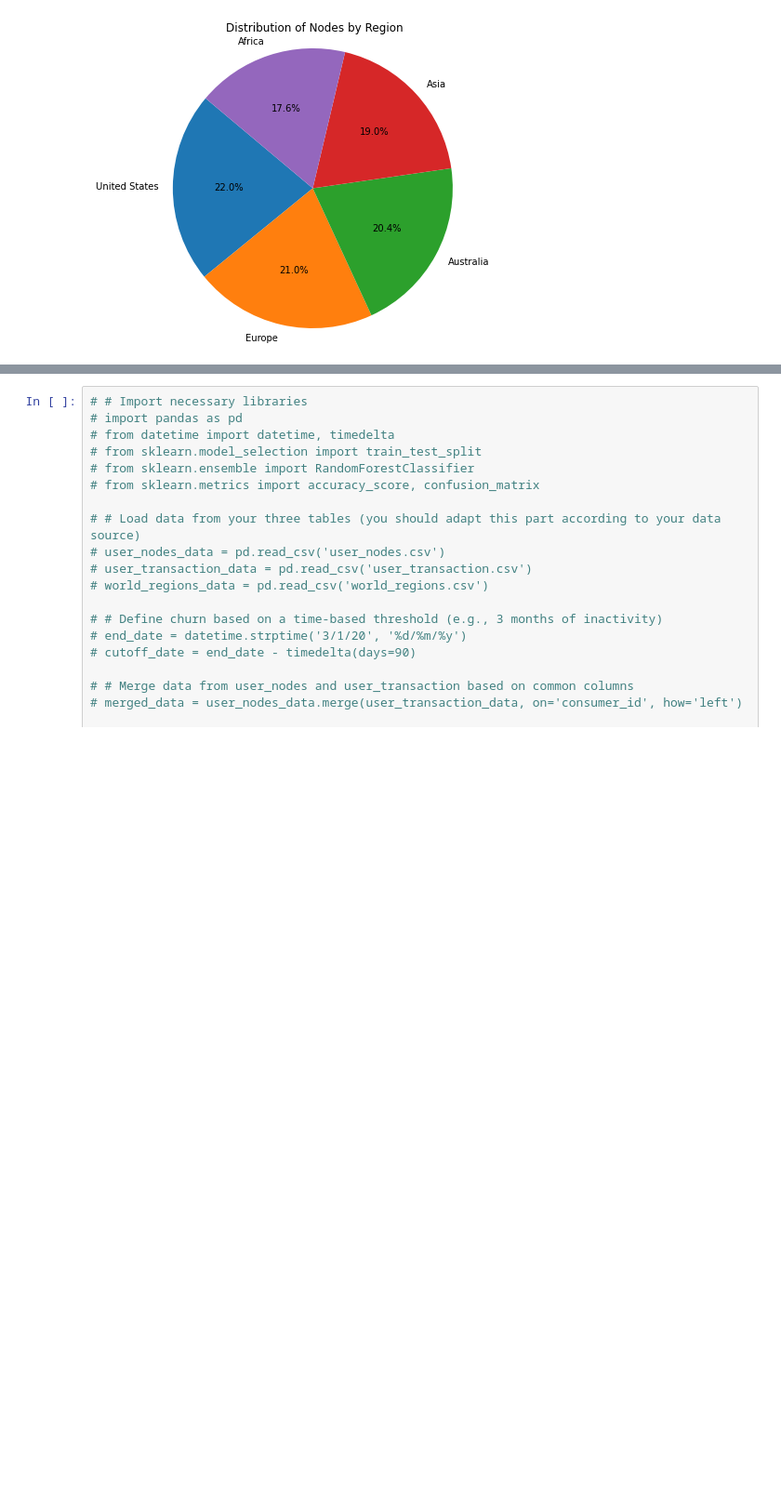
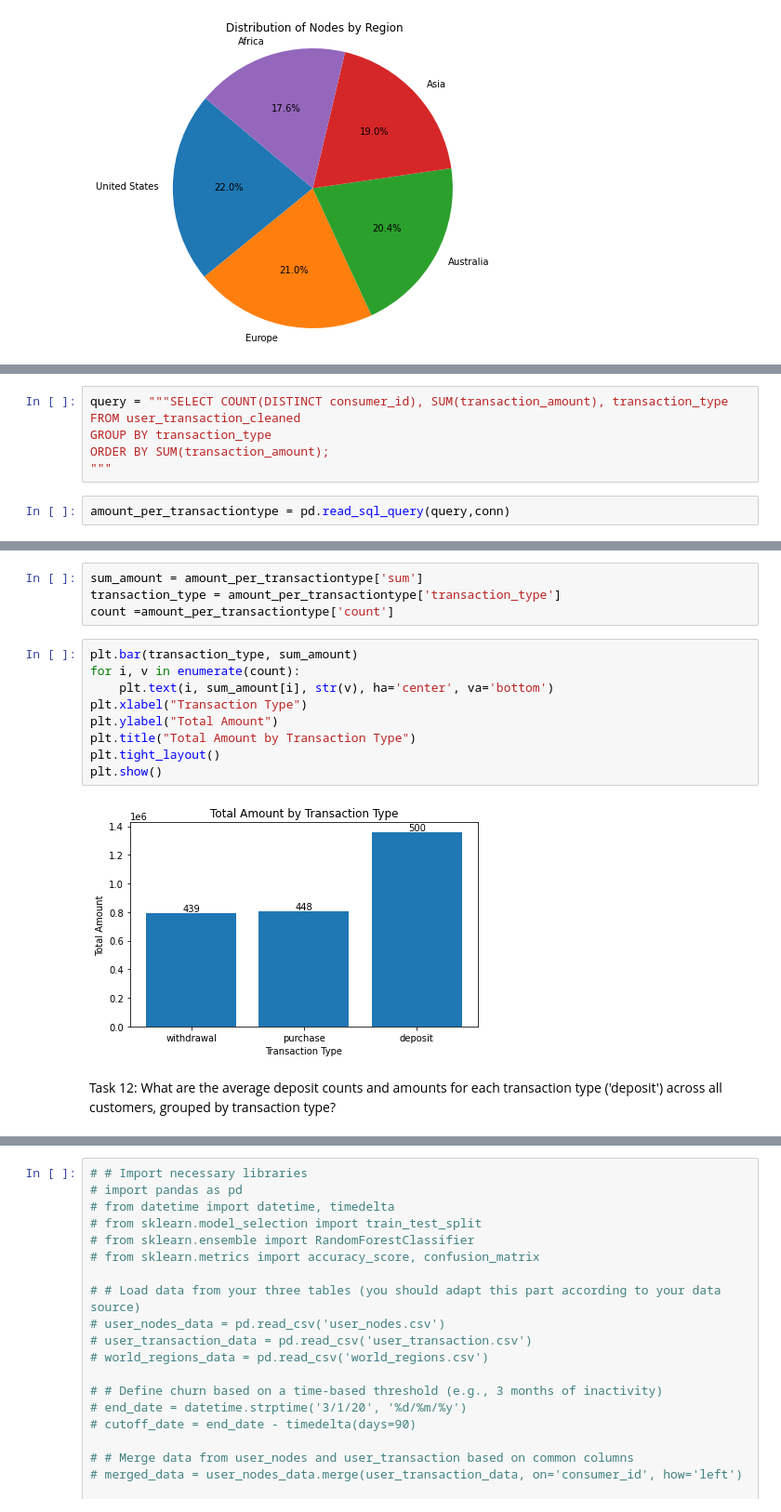
Before and after one commit to Dibieoluchi/banking_data, a Jupyter notebook: banking_data analysis.ipynb, the cells around one changed output, grey strips where cells are left out. Shown at 93% size. Drawn from its saved outputs; the diff is of its cells as text; blank space fills up the shorter version.

```diff
--- a/banking_data analysis.ipynb
+++ b/banking_data analysis.ipynb
@@ -403,0 +517,8 @@ plt.show()
+# %%
+query = """SELECT COUNT(DISTINCT consumer_id), SUM(transaction_amount), transaction_type
+FROM user_transaction_cleaned
+GROUP BY transaction_type
+ORDER BY SUM(transaction_amount);
+"""
+# %%
+amount_per_transactiontype = pd.read_sql_query(query,conn)
@@ -403,0 +532,17 @@ plt.show()
+# %%
+sum_amount = amount_per_transactiontype['sum']
+transaction_type = amount_per_transactiontype['transaction_type']
+count =amount_per_transactiontype['count']
+# %%
+plt.bar(transaction_type, sum_amount)
+for i, v in enumerate(count):
+    plt.text(i, sum_amount[i], str(v), ha='center', va='bottom')
+plt.xlabel("Transaction Type")
+plt.ylabel("Total Amount")
+plt.title("Total Amount by Transaction Type")
+plt.tight_layout()
+plt.show()
+# %% [output]
+[figure, added]
+# %% [markdown]
+Task 12: What are the average deposit counts and amounts for each transaction type ('deposit') across all customers, grouped by transaction type?
```
Also changed, not shown: parts of 36 cells of this notebook.
